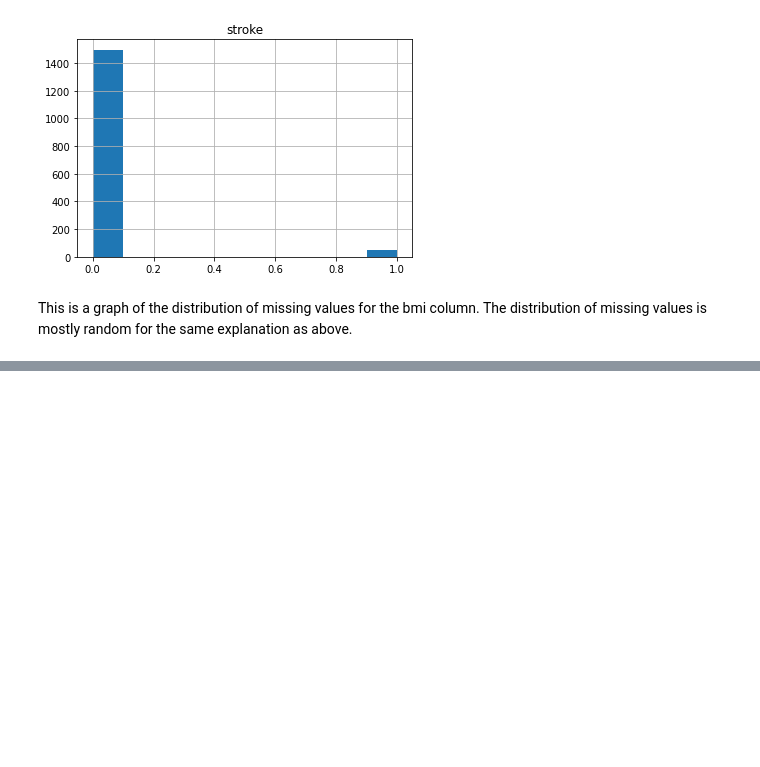
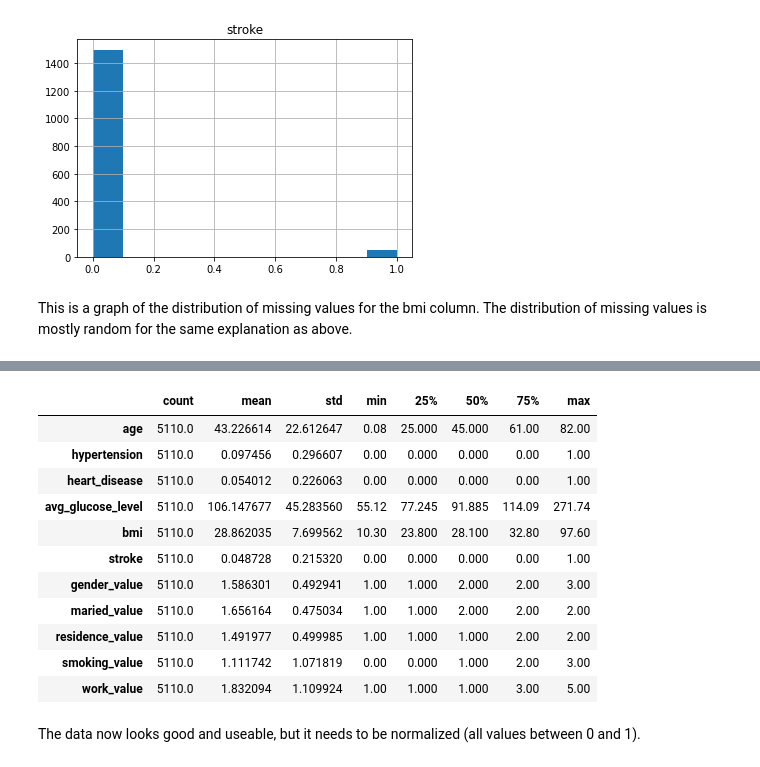
Before and after one commit to jackrenner1/Stroke-Predictor, a Jupyter notebook: AI_club.ipynb, the cells around one changed output, grey strips where cells are left out. Saved outputs shown, nothing was run; the diff lists cells and outputs as text; code cells hidden in the pictures; blank space fills up the shorter version.

```diff
--- a/AI_club.ipynb
+++ b/AI_club.ipynb
@@ -195,0 +209,7 @@ This is a graph of the distribution of missing values for the bmi column. The di
+# %%
+#replaces every NaN with the median
+df['bmi'] = df['bmi'].replace(np.nan, df['bmi'].median())
+#replaces every value equal to one (unknown smoking status) with the median
+df['smoking_value'] = df['smoking_value'].apply(lambda x: df['smoking_value'].median() if x == 1.0 else x)
+#verify NaN's turned into a number
+df.head()
@@ -195,0 +223,18 @@ This is a graph of the distribution of missing values for the bmi column. The di
+# %%
+#show data after all changes
+df.describe().transpose()
+# %% [output]
+|  | count | mean | std | min | 25% | 50% | 75% | max |
+| age | 5110.0 | 43.226614 | 22.612647 | 0.08 | 25.000 | 45.000 | 61.00 | 82.00 |
+| hypertension | 5110.0 | 0.097456 | 0.296607 | 0.00 | 0.000 | 0.000 | 0.00 | 1.00 |
+| heart_disease | 5110.0 | 0.054012 | 0.226063 | 0.00 | 0.000 | 0.000 | 0.00 | 1.00 |
+| avg_glucose_level | 5110.0 | 106.147677 | 45.283560 | 55.12 | 77.245 | 91.885 | 114.09 | 271.74 |
+| bmi | 5110.0 | 28.862035 | 7.699562 | 10.30 | 23.800 | 28.100 | 32.80 | 97.60 |
+| stroke | 5110.0 | 0.048728 | 0.215320 | 0.00 | 0.000 | 0.000 | 0.00 | 1.00 |
+| gender_value | 5110.0 | 1.586301 | 0.492941 | 1.00 | 1.000 | 2.000 | 2.00 | 3.00 |
+| maried_value | 5110.0 | 1.656164 | 0.475034 | 1.00 | 1.000 | 2.000 | 2.00 | 2.00 |
+| residence_value | 5110.0 | 1.491977 | 0.499985 | 1.00 | 1.000 | 1.000 | 2.00 | 2.00 |
+| smoking_value | 5110.0 | 1.111742 | 1.071819 | 0.00 | 0.000 | 1.000 | 2.00 | 3.00 |
+| work_value | 5110.0 | 1.832094 | 1.109924 | 1.00 | 1.000 | 1.000 | 3.00 | 5.00 |
+# %% [markdown]
+The data now looks good and useable, but it needs to be normalized (all values between 0 and 1).
```
Also changed, not shown: parts of 11 cells of this notebook.
